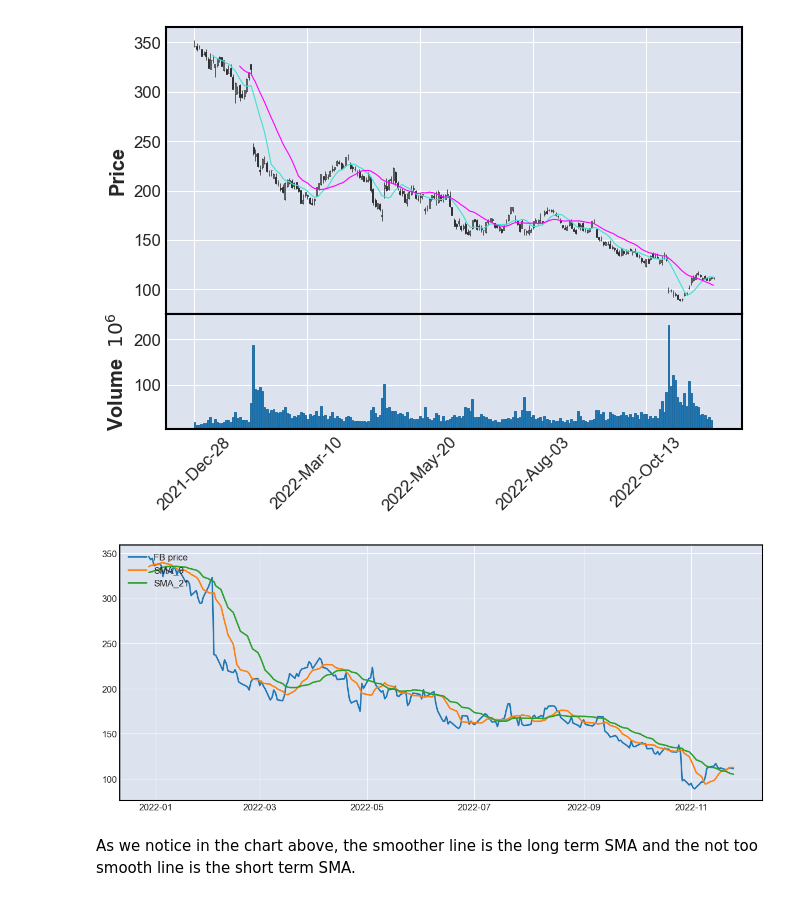
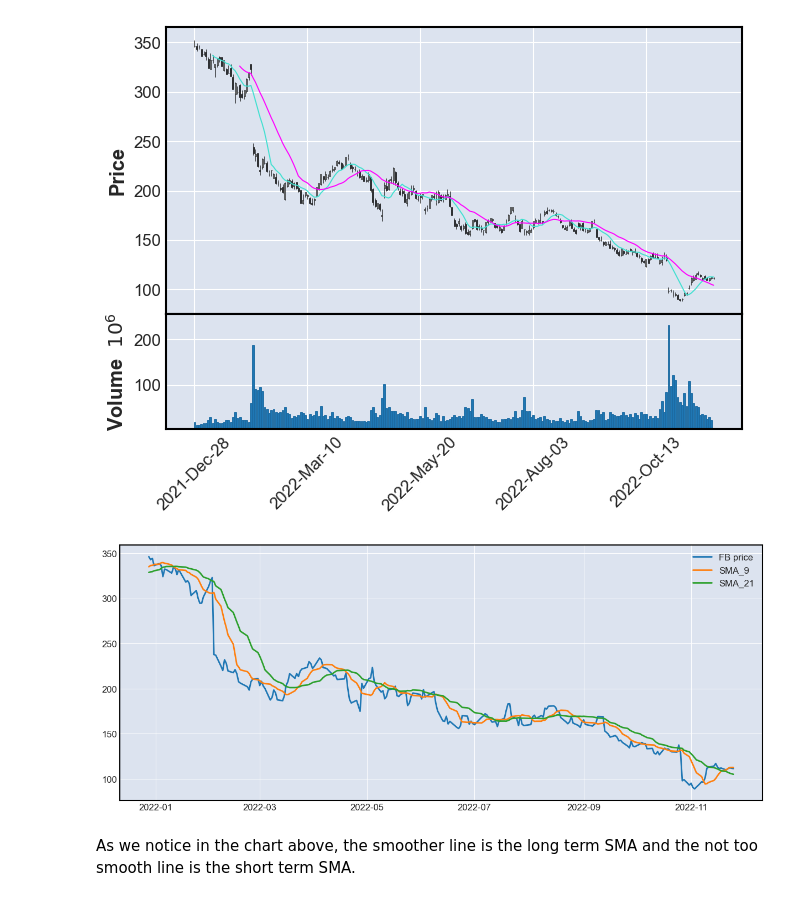
Before and after one commit to noble-g/Simple-Moving-Average-coding-in-Python, a Jupyter notebook: SMA Analysis in python.ipynb, the cells around one changed output. Cells and saved outputs as stored; diff of their text form; code cells hidden in the pictures.

```diff
--- a/SMA Analysis in python.ipynb
+++ b/SMA Analysis in python.ipynb
@@ -155,16 +155,16 @@ mplfinance.plot(data, type='candle',mav=(ma_1,ma_2),volume=True)
 # %%
 ### plot the chart and MAs
 plt.rcParams['figure.figsize'] = 15,6
 # close chart
 plt.plot(data['Adj Close'], label = f'{ticker} price')
 # MA 1
 plt.plot(data[f'SMA_{ma_1}'], label = f'SMA_{ma_1}' )
 # MA 2
 plt.plot(data[f'SMA_{ma_2}'],  label = f'SMA_{ma_2}', linestyle = "-")
-plt.legend(loc = "upper left")
+plt.legend(loc = 1)
 plt.show()
 # %% [output]
-[figure, old version]
+[figure, new version]
 # %% [markdown]
 As we notice in the chart above, the smoother line is the long term SMA and the not too smooth line is the short term SMA.
 # %%
```
